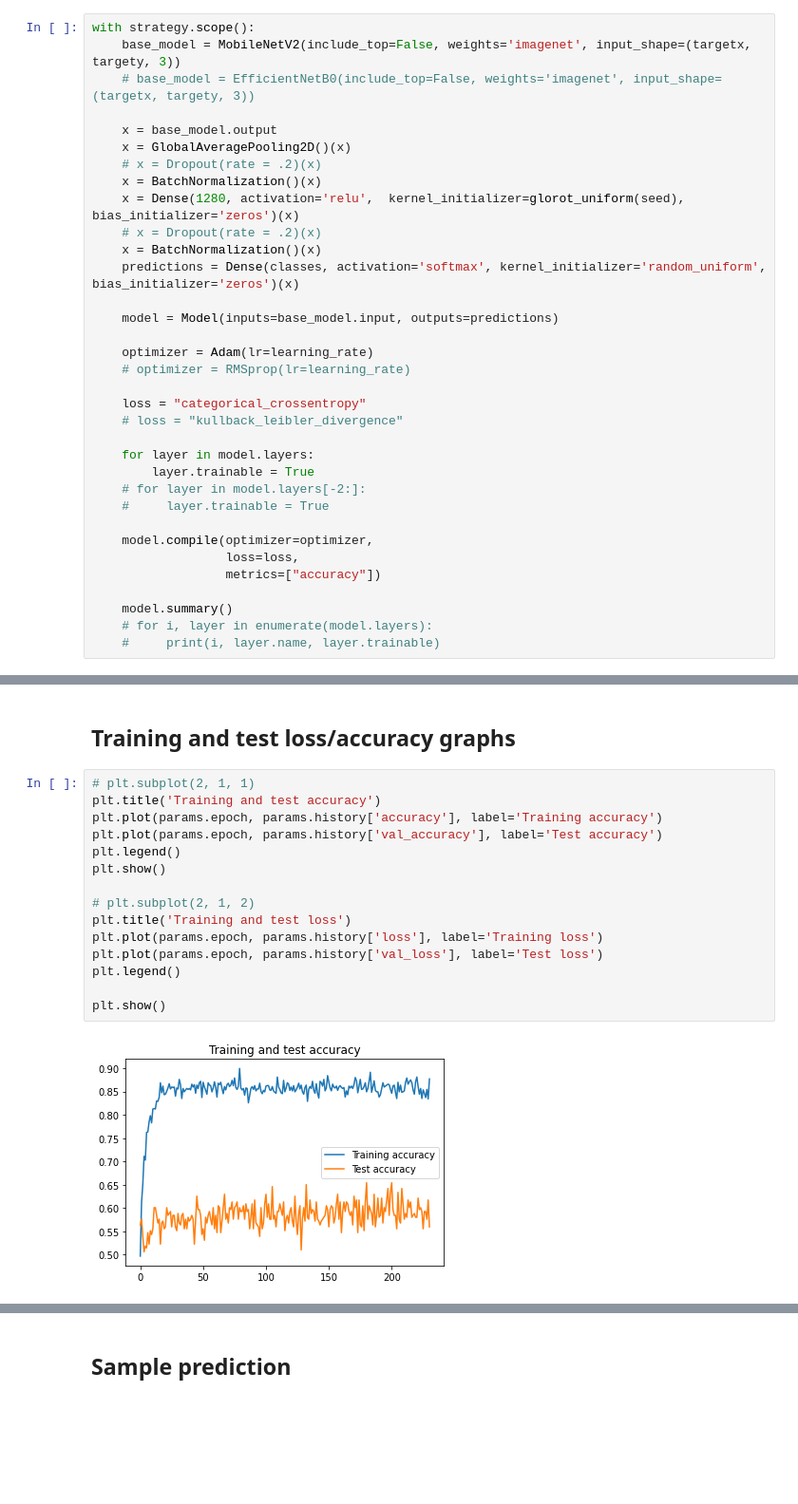
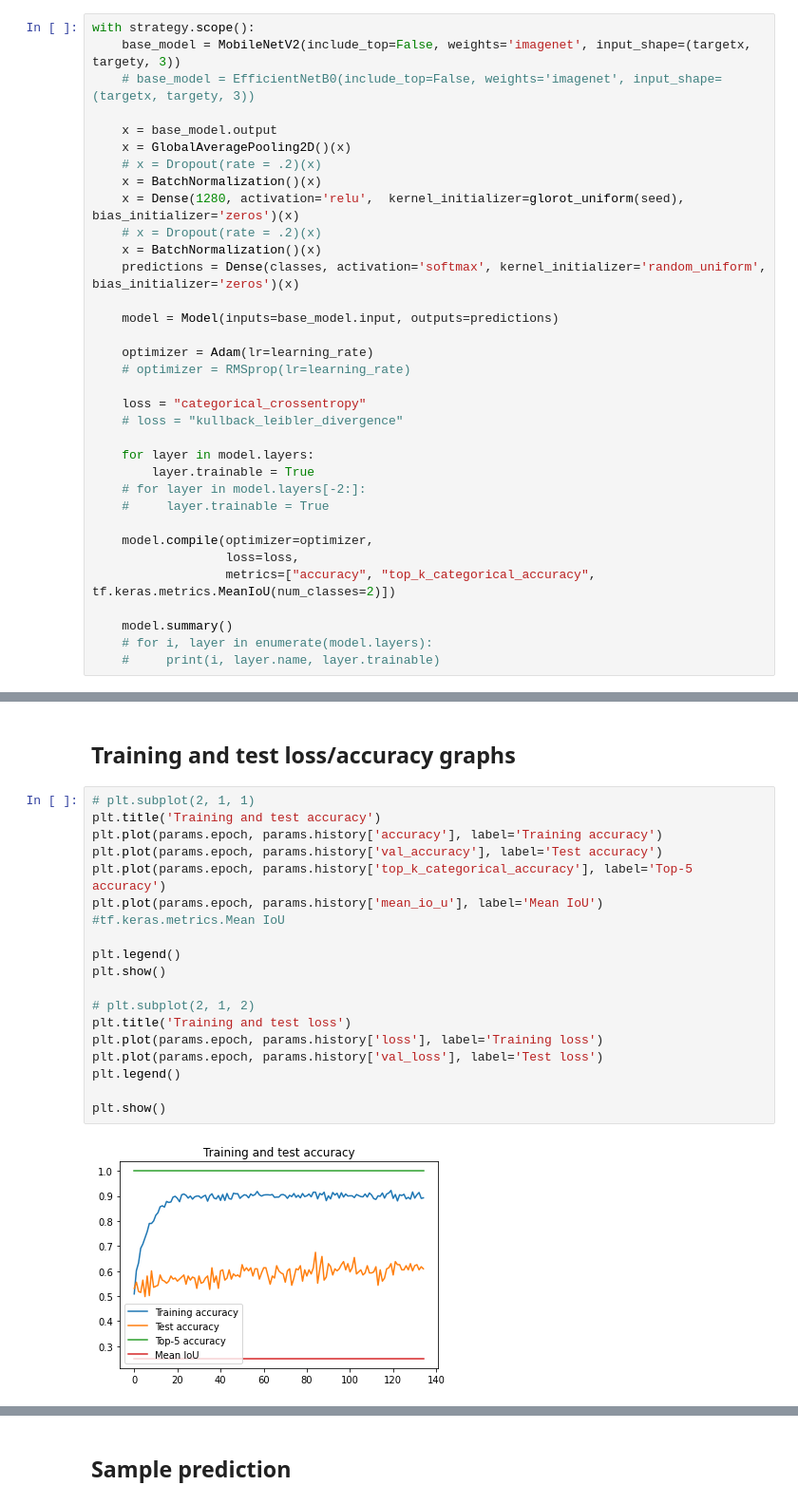
Before and after one commit to trongan93/satelliteimage-googleearth, a Jupyter notebook: train-mobilenetv2.ipynb, the cells around one changed output, grey strips where cells are left out. Shown at 95% size. Cells and saved outputs as stored; diff of their text form; blank space fills up the shorter version.

```diff
--- a/train-mobilenetv2.ipynb
+++ b/train-mobilenetv2.ipynb
@@ -305,7 +305,7 @@ with strategy.scope():
 
     model.compile(optimizer=optimizer,
                   loss=loss,
-                  metrics=["accuracy"])
+                  metrics=["accuracy", "top_k_categorical_accuracy", tf.keras.metrics.MeanIoU(num_classes=2)])
 
     model.summary()
     # for i, layer in enumerate(model.layers):
@@ -370,17 +370,20 @@ params = model.fit(generator=train_generator,
 # %%
 # plt.subplot(2, 1, 1)
 plt.title('Training and test accuracy')
 plt.plot(params.epoch, params.history['accuracy'], label='Training accuracy')
 plt.plot(params.epoch, params.history['val_accuracy'], label='Test accuracy')
+plt.plot(params.epoch, params.history['top_k_categorical_accuracy'], label='Top-5 accuracy')
+plt.plot(params.epoch, params.history['mean_io_u'], label='Mean IoU') #tf.keras.metrics.Mean IoU
+
 plt.legend()
 plt.show()
 
 # plt.subplot(2, 1, 2)
 plt.title('Training and test loss')
 plt.plot(params.epoch, params.history['loss'], label='Training loss')
 plt.plot(params.epoch, params.history['val_loss'], label='Test loss')
 plt.legend()
 
 plt.show()
 # %% [output]
-[figure, old version]
+[figure, new version]
```
Also changed, not shown: parts of 10 cells of this notebook, 1 other file.
